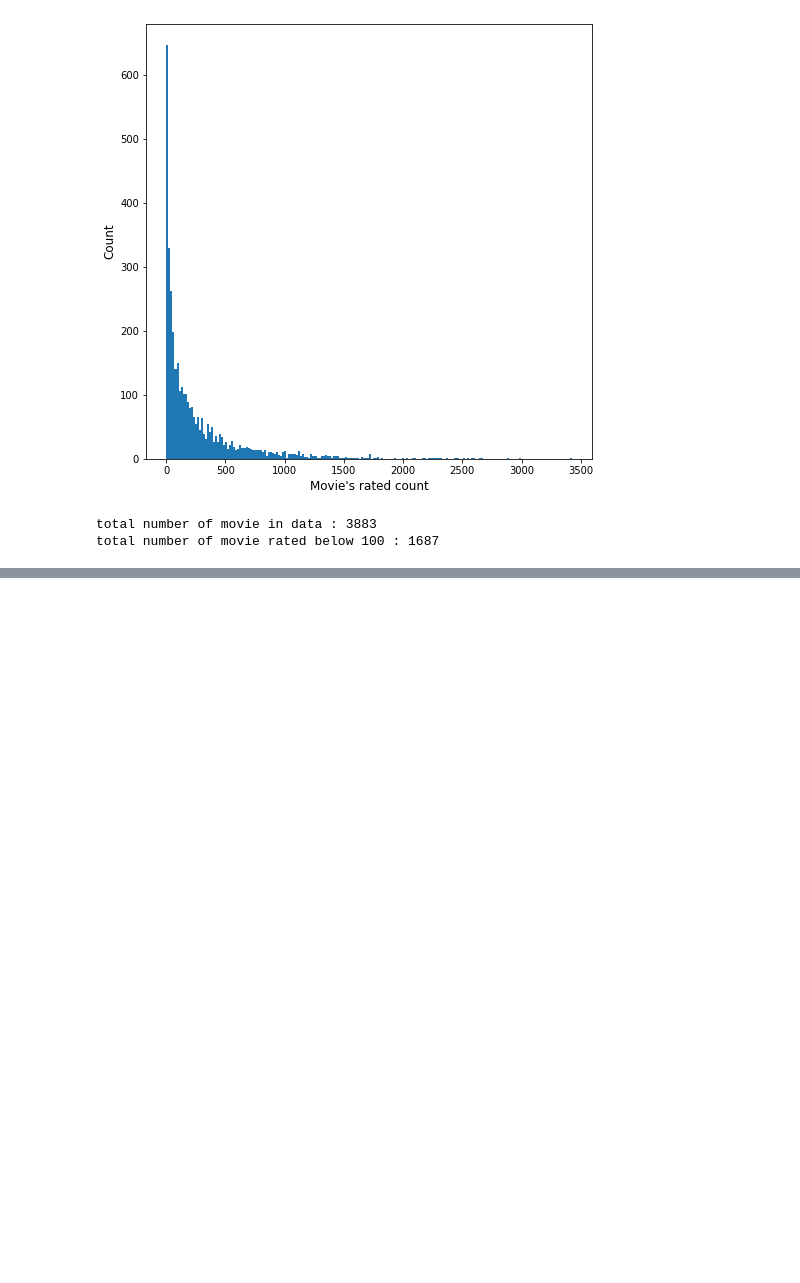
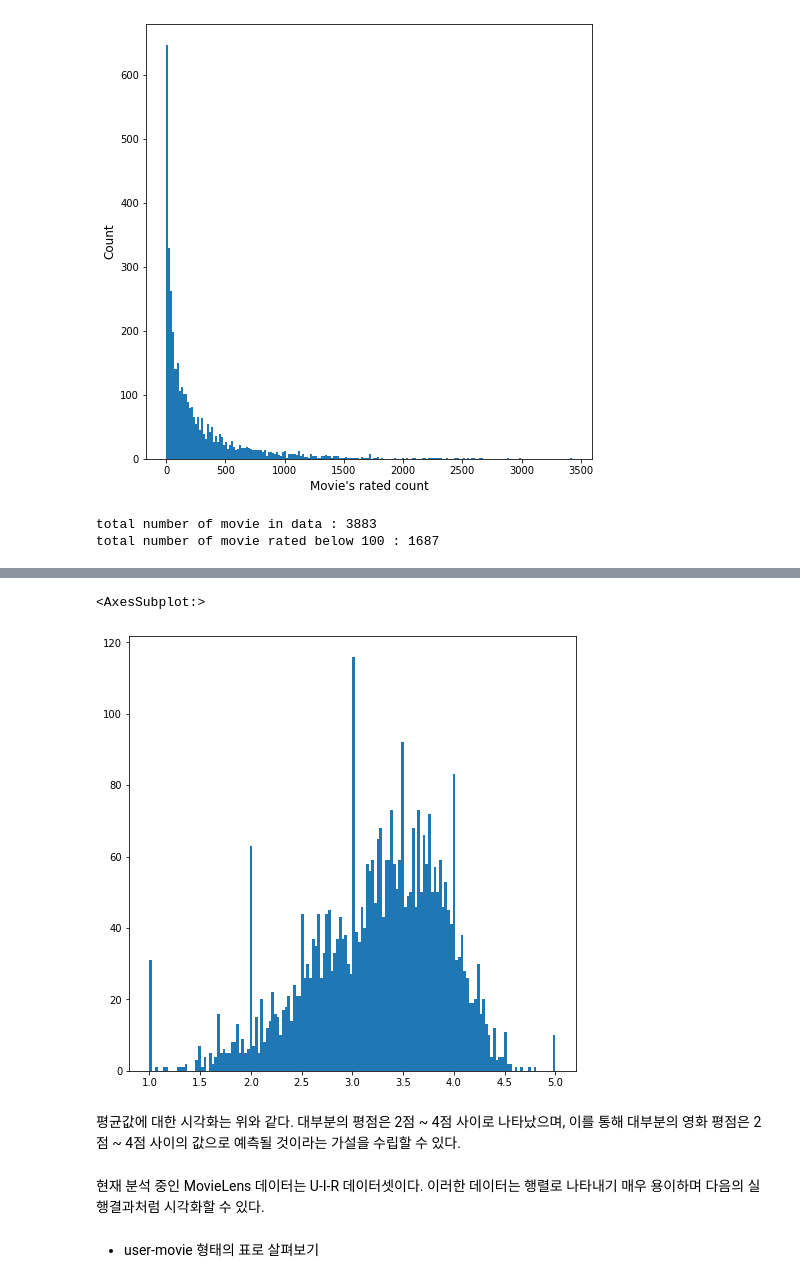
Before and after one commit to jaeyoon89/python_data_analysis, a Jupyter notebook: ch3-3_movie_rating_prediction.ipynb, the cells around one changed output, grey strips where cells are left out. Saved outputs shown, nothing was run; the diff lists cells and outputs as text; code cells hidden in the pictures; blank space fills up the shorter version.

Commit message:
data_analysis_ch3-3_movie_rating_prediction_ing

```diff
--- a/ch3-3_movie_rating_prediction.ipynb
+++ b/ch3-3_movie_rating_prediction.ipynb
@@ -142,0 +145,3 @@ total number of movie rated below 100 : 1687
+# %%
+movie_grouped_rating_info = rating_data.groupby("movie_id")['rating'].agg(['count','mean'])
+movie_grouped_rating_info.columns = ['rated_count', 'rating_mean']
@@ -142,0 +158,11 @@ total number of movie rated below 100 : 1687
+# %%
+movie_grouped_rating_info['rating_mean'].hist(bins=150, grid=False)
+# %% [output]
+<AxesSubplot:>
+[figure, added]
+# %% [markdown]
+평균값에 대한 시각화는 위와 같다. 대부분의 평점은 2점 ~ 4점 사이로 나타났으며, 이를 통해 대부분의 영화 평점은 2점 ~ 4점 사이의 값으로 예측될 것이라는 가설을 수립할 수 있다.
+# %% [markdown]
+현재 분석 중인 MovieLens 데이터는 U-I-R 데이터셋이다. 이러한 데이터는 행렬로 나타내기 매우 용이하며 다음의 실행결과처럼 시각화할 수 있다.
+# %% [markdown]
+- user-movie 형태의 표로 살펴보기
```
Also changed, not shown: parts of 13 cells of this notebook.
